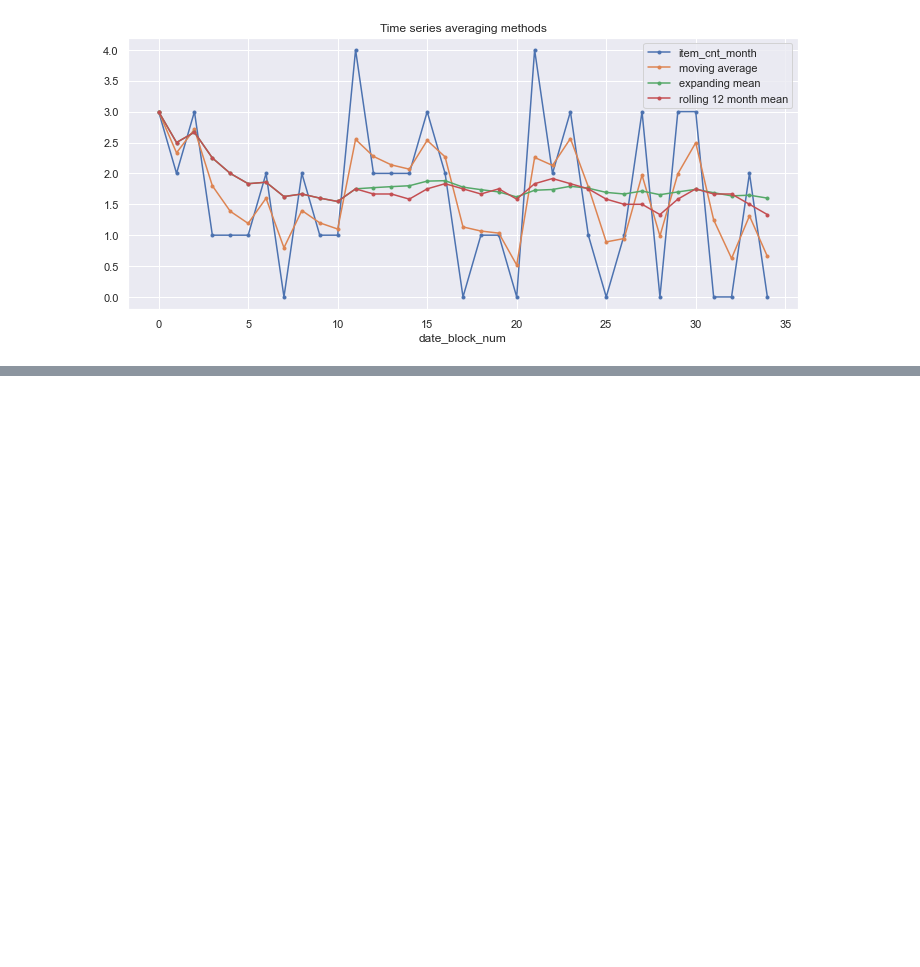
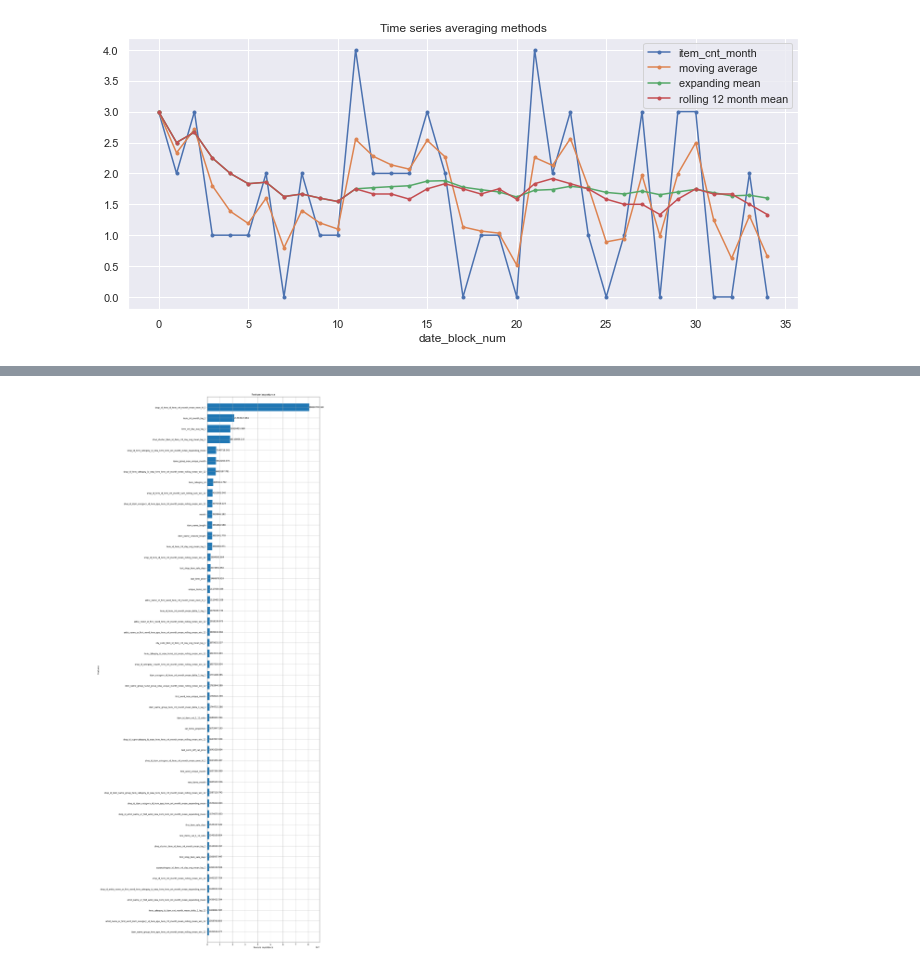
Before and after one commit to GallonShih/Projects, a Jupyter notebook: SideProject/05_Predict_Future_Sales/Predict_Future_Sales_v2.ipynb, the cells around one changed output, grey strips where cells are left out. Saved outputs shown, nothing was run; the diff lists cells and outputs as text; code cells hidden in the pictures; blank space fills up the shorter version.

```diff
--- a/SideProject/05_Predict_Future_Sales/Predict_Future_Sales_v2.ipynb
+++ b/SideProject/05_Predict_Future_Sales/Predict_Future_Sales_v2.ipynb
@@ -1169,0 +1454,3 @@ list
+# %%
+matrix = pd.read_pickle(r"D:\Github\05_Predict_Future_Sales\data\checkpoint_final.pkl")
+matrix['item_cnt_month'] = matrix['item_cnt_month'].clip(0,20)
@@ -1169,0 +1520,30 @@ list
+# %%
+params = {
+    "num_leaves": 966,
+    "cat_smooth": 45.01680827234465,
+    "min_child_samples": 27,
+    "min_child_weight": 0.021144950289224463,
+    "max_bin": 214,
+    "learning_rate": 0.01,
+    "subsample_for_bin": 300000,
+    "min_data_in_bin": 7,
+    "colsample_bytree": 0.8,
+    "subsample": 0.6,
+    "subsample_freq": 5,
+    "n_estimators": 8000,
+}
+# %%
+categoricals = [
+    "item_category_id",
+    "month",
+]  # These features will be set as categorical features by LightGBM and handled differently
+
+lgbooster = fit_booster(
+    X_train,
+    y_train,
+    X_valid,
+    y_valid,
+    params=params,
+    test_run=False,
+    categoricals=categoricals,
+)
@@ -1169,0 +1559,4 @@ list
+# %%
+_ = lgbm.plot_importance(lgbooster, figsize=(10,50), height=0.7, importance_type="gain", max_num_features=50)
+# %% [output]
+[figure, added]
```
Also changed, not shown: parts of 109 cells of this notebook, 2 other files.
